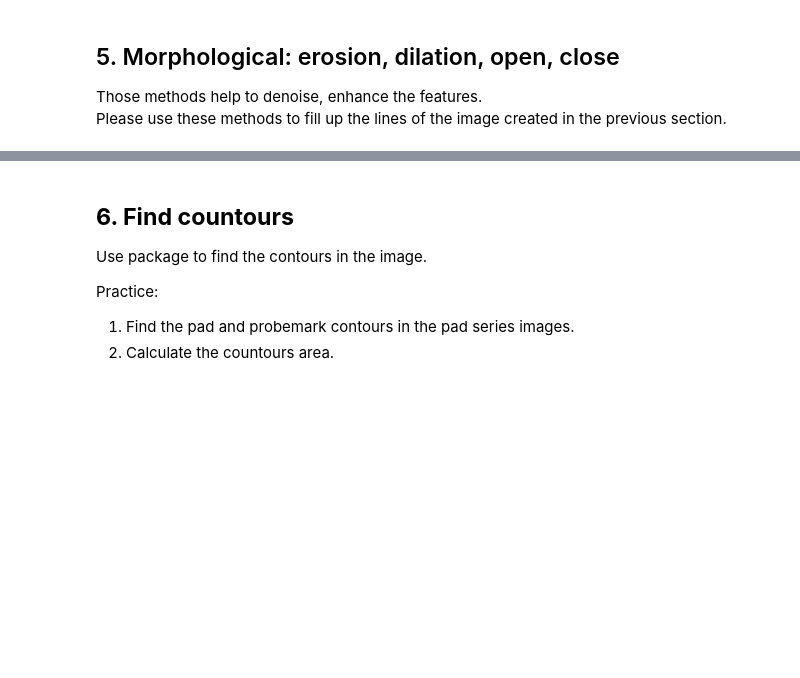
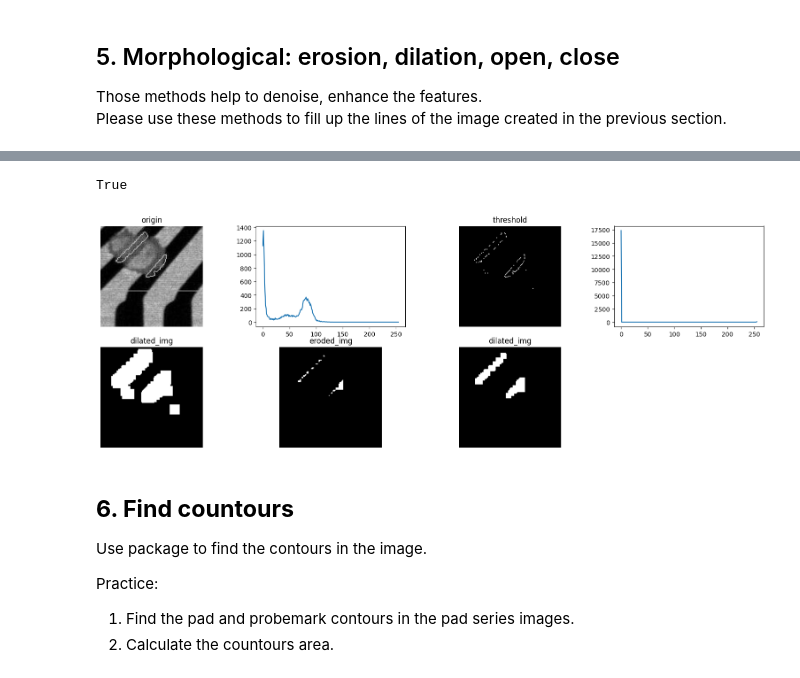
Before and after one commit to chiawei0822/cw, a Jupyter notebook: NEAF_DIP_2024/DIP2024_practice.ipynb, the cells around one changed output, grey strips where cells are left out. Saved outputs shown, nothing was run; the diff lists cells and outputs as text; code cells hidden in the pictures; blank space fills up the shorter version.

```diff
--- a/NEAF_DIP_2024/DIP2024_practice.ipynb
+++ b/NEAF_DIP_2024/DIP2024_practice.ipynb
@@ -443,3 +431,53 @@ cv2.imwrite('output/morpho_blue.jpg', result)
+# %%
+hsv_blue = cv2.imread('output/cropHSV_blue.jpg', cv2.IMREAD_GRAYSCALE)
+plt.figure(figsize=(20,6.5))
+plt.subplot(2,4,1)
+plt.imshow(hsv_blue,cmap='gray')
+plt.title("origin")
+plt.axis("off")
+
+hist1 = cv2.calcHist([hsv_blue], [0], None, [256], [0, 256])
+plt.subplot(2,4,2)
+plt.plot(hist1)
+
+
+_, image_binary = cv2.threshold(hsv_blue, 108, 255, cv2.THRESH_BINARY) ## (threshold, image)
+plt.subplot(2,4,3)
+plt.imshow(image_binary,cmap="gray")
+plt.title("threshold")
+plt.axis("off")
+
+hist2 = cv2.calcHist([image_binary], [0], None, [256], [0, 256])
+plt.subplot(2,4,4)
+plt.plot(hist2)
+
+# Try to use erosion, dilation, open, close to fill up the lines.
+kernel = np.ones((5, 5), np.uint8)
+dilated_img = cv2.dilate(image_binary, kernel, iterations=3)
+plt.subplot(2,4,5)
+plt.imshow(dilated_img,cmap="gray")
+plt.title("dilated_img")
+plt.axis("off")
+
+eroded_img = cv2.erode(dilated_img, kernel, iterations=4)
+plt.subplot(2,4,6)
+plt.imshow(eroded_img,cmap="gray")
+plt.title("eroded_img")
+plt.axis("off")
+
+kernel = np.ones((3, 3), np.uint8)
+dilated_img = cv2.dilate(eroded_img, kernel, iterations=3)
+plt.subplot(2,4,7)
+plt.imshow(dilated_img,cmap="gray")
+plt.title("dilated_img")
+plt.axis("off")
+
+
+# save result
+cv2.imwrite('output/morpho_blue.jpg', dilated_img)
+# %% [output]
+True
+[figure, added]
 # %% [markdown]
 ## **6. Find countours**
 
```
Also changed, not shown: parts of 6 cells of this notebook, 4 other files.
